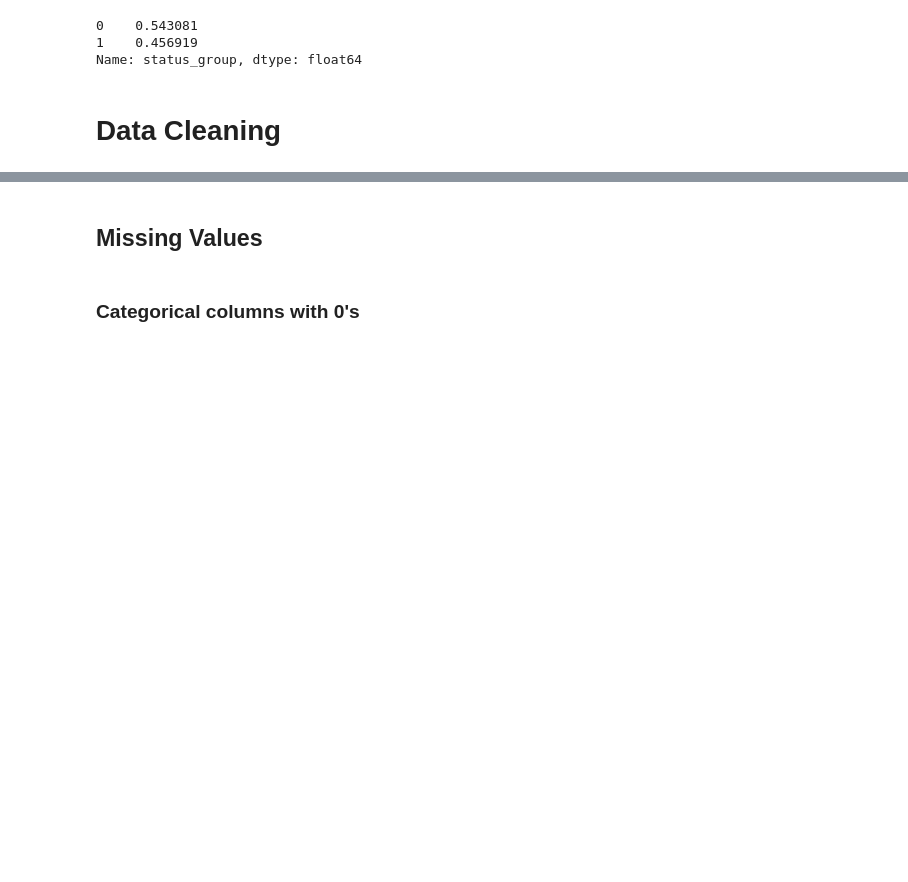
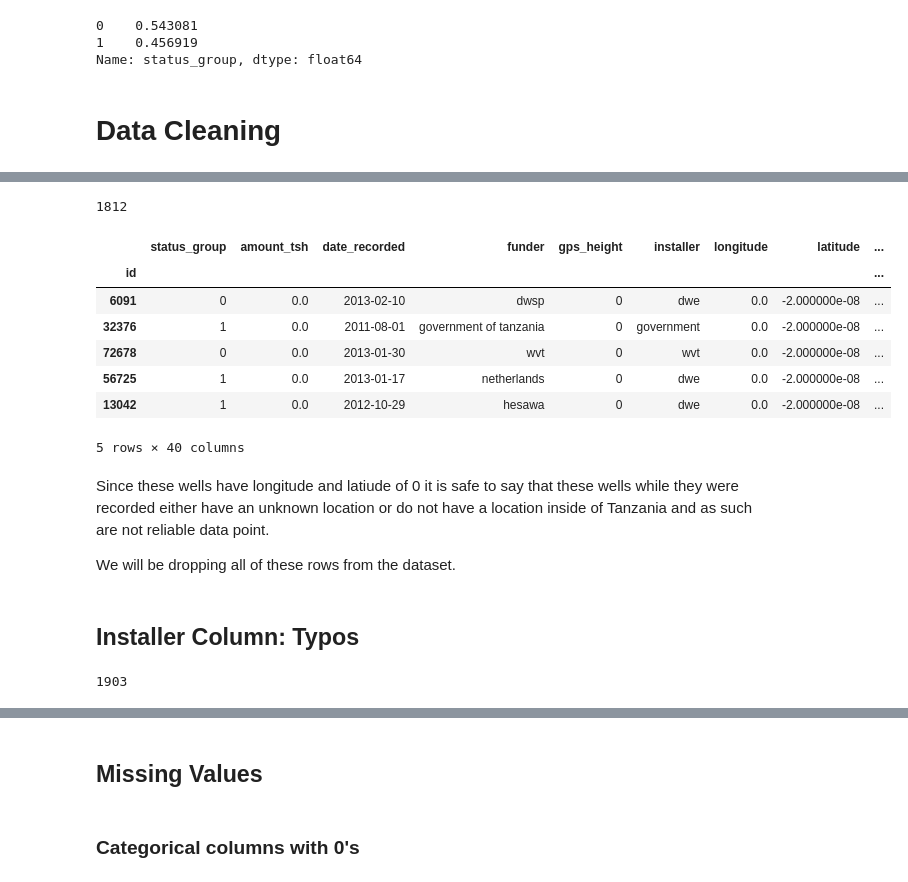
Before and after one commit to silver032/phase3project, a Jupyter notebook: tanzanian_water_wells.ipynb, the cells around one changed output, grey strips where cells are left out. Drawn from its saved outputs; the diff is of its cells as text; code cells hidden in the pictures; blank space fills up the shorter version.

```diff
--- a/tanzanian_water_wells.ipynb
+++ b/tanzanian_water_wells.ipynb
@@ -78,0 +117,2 @@ Name: status_group, dtype: float64
+# %%
+wells_df = wells_df[wells_df['amount_tsh'] <= 50000]
@@ -78,0 +151,21 @@ Name: status_group, dtype: float64
+# %%
+# Filtering to see if any other rows are affected
+filtered_df = wells_df[wells_df['longitude'] == 0]
+
+print(len(filtered_df))
+
+filtered_df.head()
+# %% [output]
+1812
+|  | status_group | amount_tsh | date_recorded | funder | gps_height | installer | longitude | latitude | ... |
+| id |  |  |  |  |  |  |  |  | ... |
+| 6091 | 0 | 0.0 | 2013-02-10 | dwsp | 0 | dwe | 0.0 | -2.000000e-08 | ... |
+| 32376 | 1 | 0.0 | 2011-08-01 | government of tanzania | 0 | government | 0.0 | -2.000000e-08 | ... |
+| 72678 | 0 | 0.0 | 2013-01-30 | wvt | 0 | wvt | 0.0 | -2.000000e-08 | ... |
+| 56725 | 1 | 0.0 | 2013-01-17 | netherlands | 0 | dwe | 0.0 | -2.000000e-08 | ... |
+| 13042 | 1 | 0.0 | 2012-10-29 | hesawa | 0 | dwe | 0.0 | -2.000000e-08 | ... |
+5 rows × 40 columns
+# %% [markdown]
+Since these wells have longitude and latiude of 0 it is safe to say that these wells while they were recorded either have an unknown location or do not have a location inside of Tanzania and as such are not reliable data point.
+
+We will be dropping all of these rows from the dataset.
@@ -78,0 +174,6 @@ Name: status_group, dtype: float64
+# %% [markdown]
+## Installer Column: Typos
+# %%
+wells_df['installer'].nunique()
+# %% [output]
+1903
```
Also changed, not shown: parts of 81 cells of this notebook, 2 other files.
